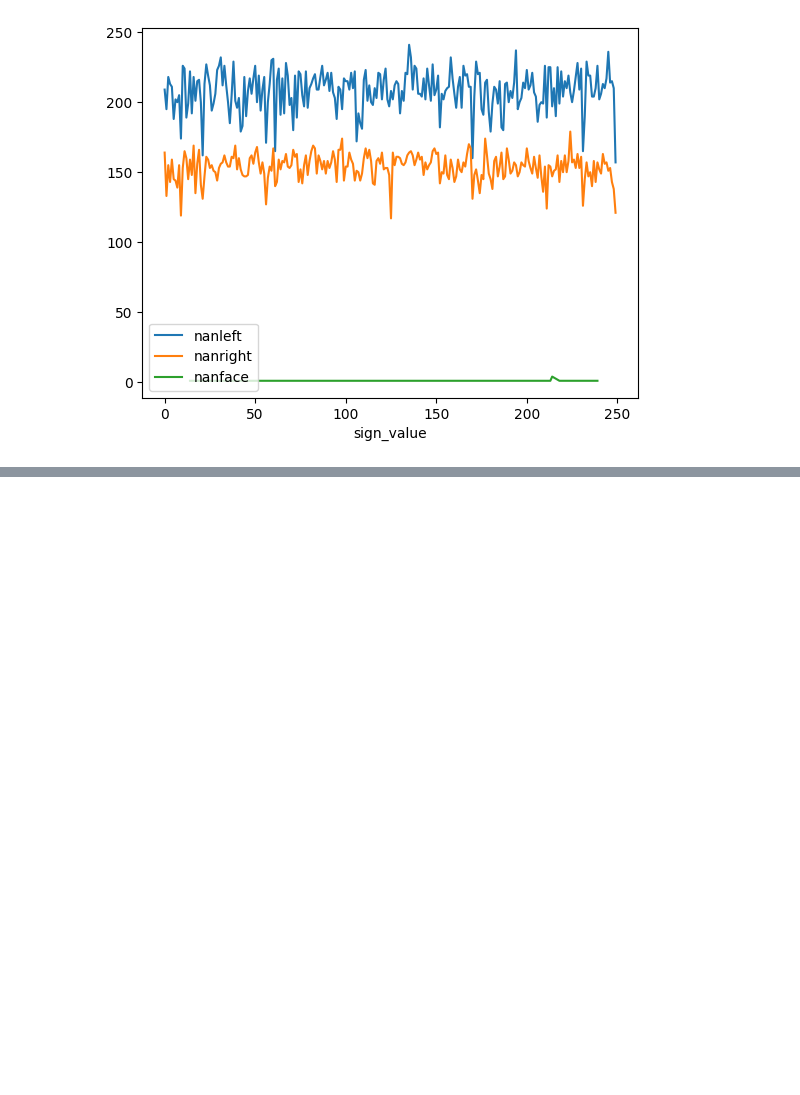
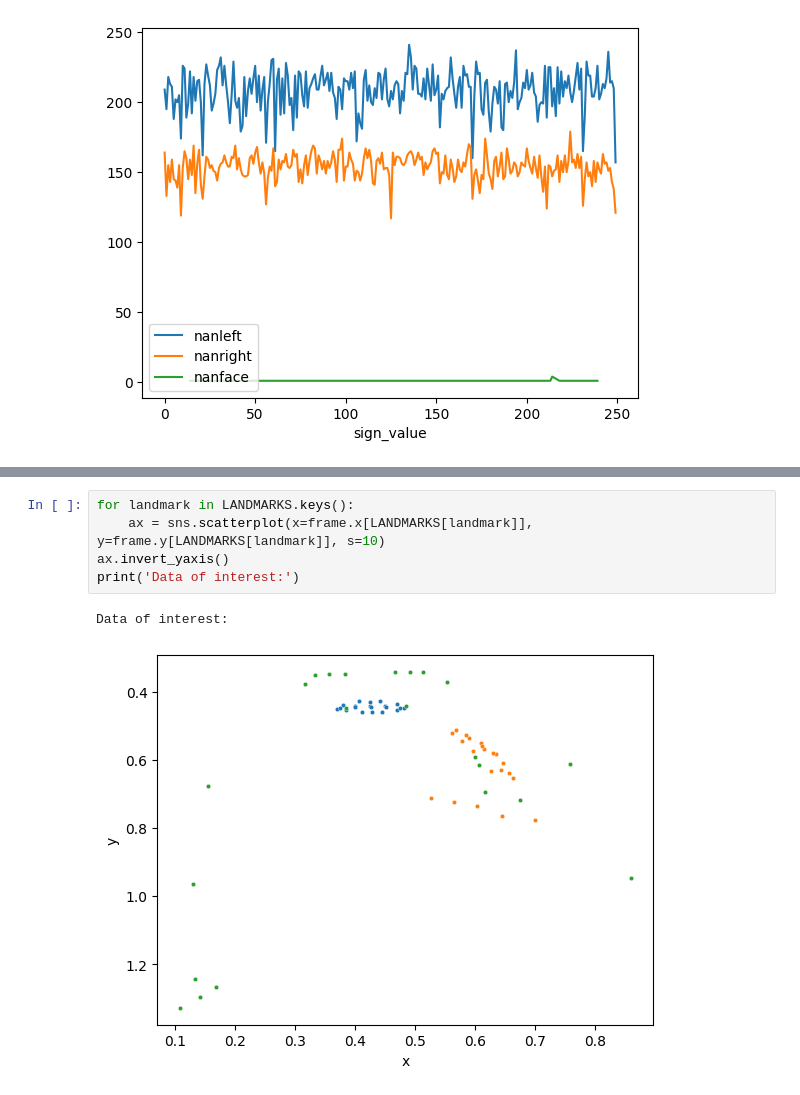
Before and after one commit to Joseots/isrl_kaggle, a Jupyter notebook: notebooks/EDA.ipynb, the cells around one changed output, grey strips where cells are left out. Cells and saved outputs as stored; diff of their text form; blank space fills up the shorter version.

```diff
--- a/notebooks/EDA.ipynb
+++ b/notebooks/EDA.ipynb
@@ -104,0 +120,8 @@ Number of videos without landmarks depending on sign:
+# %%
+for landmark in LANDMARKS.keys():
+    ax = sns.scatterplot(x=frame.x[LANDMARKS[landmark]], y=frame.y[LANDMARKS[landmark]], s=10)
+ax.invert_yaxis()
+print('Data of interest:')
+# %% [output]
+Data of interest:
+[figure, added]
```
Also changed, not shown: parts of 7 cells of this notebook, 2 other files.
